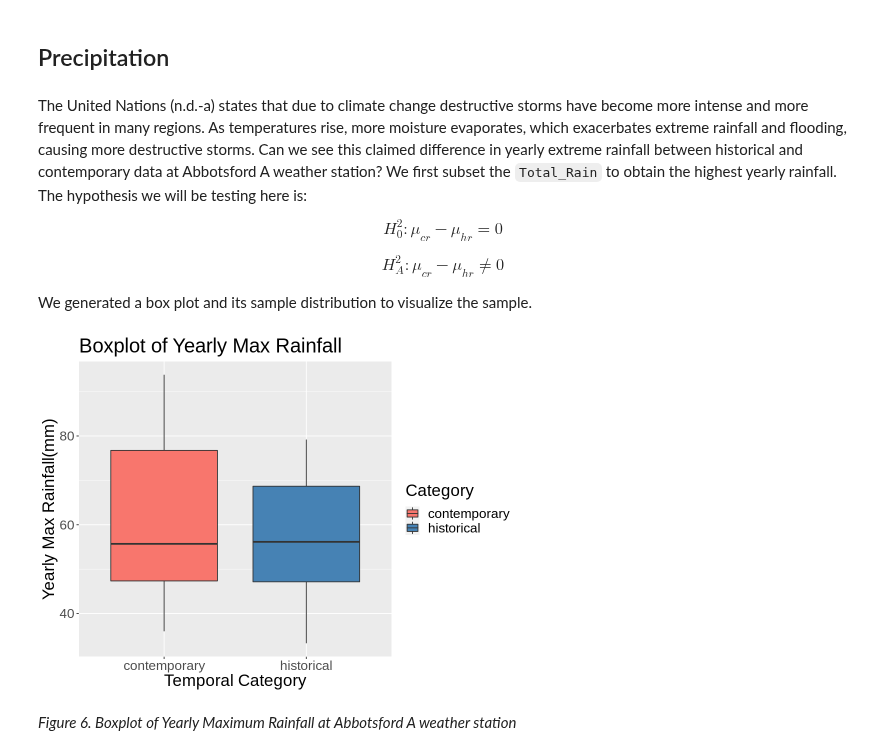
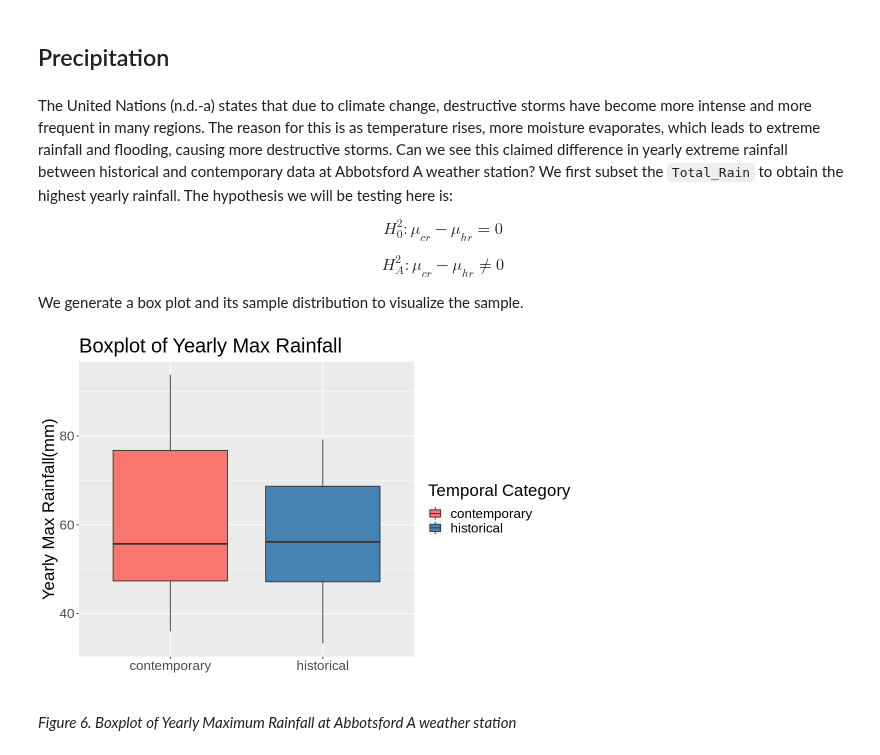
Before and after one commit to yxing6/STAT201-GroupProject-Climate, a Jupyter notebook: STAT201-Group17-ProjectReport.ipynb, the cells around one changed output. Drawn from its saved outputs; the diff is of its cells as text; code cells hidden in the pictures.

```diff
--- a/STAT201-Group17-ProjectReport.ipynb
+++ b/STAT201-Group17-ProjectReport.ipynb
@@ -381,40 +378,37 @@ And we interpret this as:
 # %% [markdown]
 ## Precipitation
 # %% [markdown]
-The United Nations (n.d.-a) states that due to climate change destructive storms have become more intense and more frequent in many regions. As temperatures rise, more moisture evaporates, which exacerbates extreme rainfall and flooding, causing more destructive storms. Can we see this claimed difference in yearly extreme rainfall between historical and contemporary data at Abbotsford A weather station? We first subset the `Total_Rain` to obtain the highest yearly rainfall. The hypothesis we will be testing here is:
+The United Nations (n.d.-a) states that due to climate change, destructive storms have become more intense and more frequent in many regions. The reason for this is as temperature rises, more moisture evaporates, which leads to extreme rainfall and flooding, causing more destructive storms. Can we see this claimed difference in yearly extreme rainfall between historical and contemporary data at Abbotsford A weather station? We first subset the `Total_Rain` to obtain the highest yearly rainfall. The hypothesis we will be testing here is:
 
 $$H_0^{2}: \mu_{cr} - \mu_{hr} = 0$$
 
 $$H_A^{2}: \mu_{cr} - \mu_{hr} \neq 0$$
 
-We generated a box plot and its sample distribution to visualize the sample.
+We generate a box plot and its sample distribution to visualize the sample.
 # %%
-options(repr.plot.width = 8, repr.plot.height = 6)
+options(repr.plot.width = 9, repr.plot.height = 6)
 
 station_rain <- climate_sample %>%
     select(Year, Total_Rain)
-
-#station_rain
 
 station_rain_yearly_max <- station_rain %>%
    group_by(Year) %>%
    summarize(max_rain = max(Total_Rain)) %>%
    mutate(Category = as.factor(
        case_when(Year %in% c(2000, 2001, 2002, 2003, 2004, 2005, 2006, 2007, 2008, 2009, 2010, 2011, 2012, 2013, 2014, 2015, 2016, 2017, 2018, 2019) ~ "contemporary",
                  Year %in% c(1950, 1951, 1952, 1953, 1954, 1955, 1956, 1957, 1958, 1959, 1960, 1961, 1962, 1963, 1964, 1965, 1966, 1967, 1968, 1969) ~ "historical")))
 
-#station_rain_yearly_max
-
 rain_boxplot <- station_rain_yearly_max %>%
     ggplot(aes(x = Category, y = max_rain, fill = Category)) +
     geom_boxplot() +
     scale_fill_manual(values = c("#F8766D", "#4682B4")) +
-    labs(x = "Temporal Category", y = "Yearly Max Rainfall(mm)") +
+    labs(x = "", y = "Yearly Max Rainfall(mm)", fill = "Temporal Category") +
     ggtitle("Boxplot of Yearly Max Rainfall") +
     theme(text = element_text(size = 20))
+
 rain_boxplot
 # %% [output]
-[figure, old version]
+[figure, new version]
 # %% [markdown]
 *Figure 6. Boxplot of Yearly Maximum Rainfall at Abbotsford A weather station*
 # %%
```
Also changed, not shown: parts of 19 cells of this notebook.
